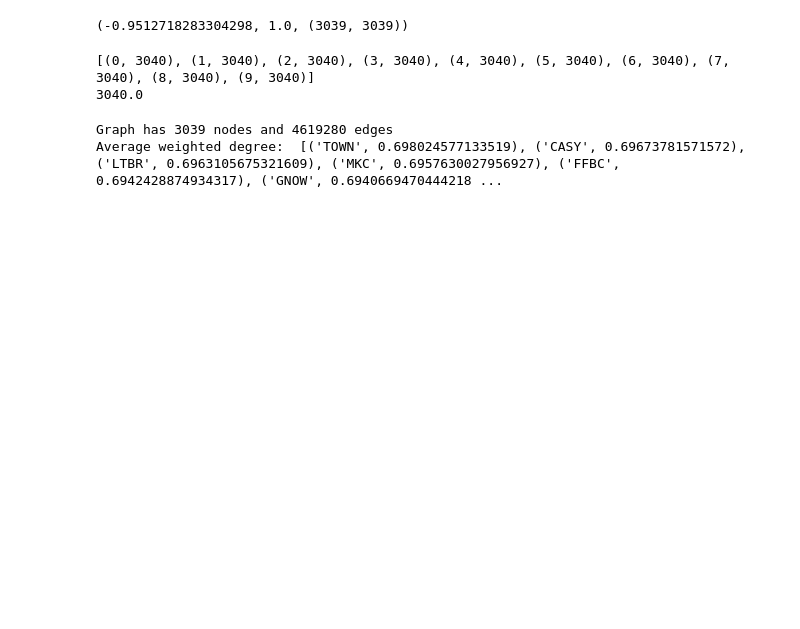
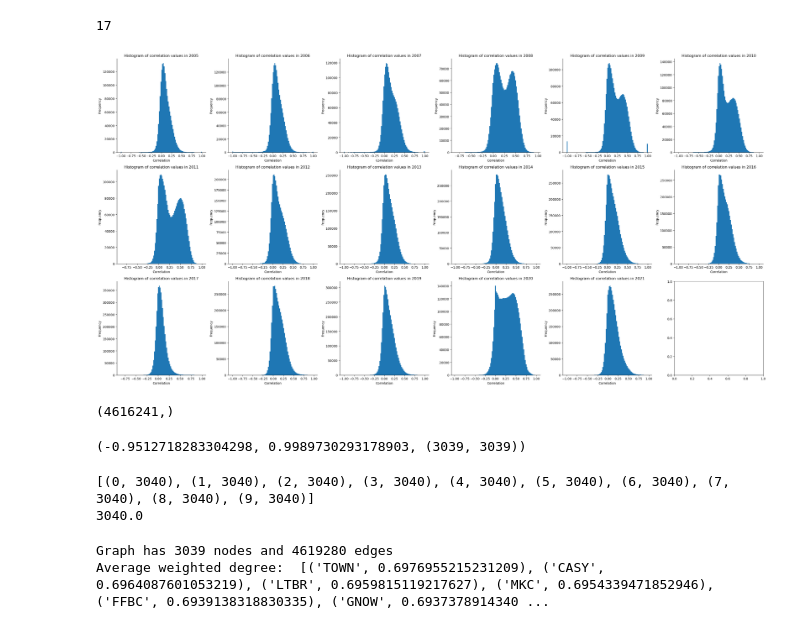
Before and after one commit to borchand/Network_Analysis, a Jupyter notebook: script/EDA.ipynb, the cells around one changed output. Saved outputs shown, nothing was run; the diff lists cells and outputs as text; code cells hidden in the pictures; blank space fills up the shorter version.

```diff
--- a/script/EDA.ipynb
+++ b/script/EDA.ipynb
@@ -17 +9,39 @@ year_data.fillna(0, inplace=True)
+# %%
+df_years, min_year, max_year = get_data()
+
+corrlist = [get_corr_from_year(year, df_years, min_year) for year in range(min_year, max_year+1)]
+# %%
+len(corrlist)
+# %% [output]
+17
+# %%
+#histogram of correlation values
+ncols, nrows, scale = 6,3,5
+plt.figure(figsize = (ncols*scale, nrows*scale))
+for i in range(nrows*ncols):
+    try:
+        plt.subplot(nrows, ncols, i+1)
+        histcorr = corrlist[i]
+        histcorr = np.triu(histcorr, k=1)
+        histcorr = histcorr[histcorr != 0]
+        #set line at 75 percentile and color the histogram after that line
+        plt.hist(histcorr, bins=100)
+        plt.axvline(np.percentile(histcorr, 70), color='black', linewidth=1)
+        #without borders
+        plt.gca().spines['top'].set_visible(False)
+        plt.gca().spines['right'].set_visible(False)
+
+        plt.title(f'Histogram of correlation values in {min_year+i}')
+        plt.xlabel('Correlation')
+        plt.ylabel('Frequency')
+    except:
+        pass
+plt.tight_layout()
+plt.show()
+# %% [output]
+[figure, added]
+# %%
+histcorr.shape
+# %% [output]
+(4616241,)
 # %%
@@ -20,8 +48,9 @@ corr = year_data.corr().to_numpy()
 G = nx.from_numpy_matrix(corr)
 # %%
+np.fill_diagonal(corr, 0)
 np.min(corr), np.max(corr), corr.shape
 # %% [output]
-(-0.9512718283304298, 1.0, (3039, 3039))
+(-0.9512718283304298, 0.9989730293178903, (3039, 3039))
 # %%
 #print lowest 10 degrees
 print(sorted(G.degree, key=lambda x: x[1])[:10])
@@ -36,9 +63,10 @@ from collections import Counter
 #desciptive statistics of network
 print(f'Graph has {G.number_of_nodes()} nodes and {G.number_of_edges()} edges')
 
+abscorr = np.abs(corr)
 avg_deg = dict(zip(df.columns, np.mean(abscorr, axis=1)))
 avg_deg = dict(sorted(avg_deg.items(), key=lambda item: item[1], reverse=True))
 print(f'Average weighted degree: ', list(avg_deg.items())[:15])
 # %% [output]
 Graph has 3039 nodes and 4619280 edges
-Average weighted degree:  [('TOWN', 0.698024577133519), ('CASY', 0.69673781571572), ('LTBR', 0.6963105675321609), ('MKC', 0.6957630027956927), ('FFBC', 0.6942428874934317), ('GNOW', 0.6940669470444218 ...
+Average weighted degree:  [('TOWN', 0.6976955215231209), ('CASY', 0.6964087601053219), ('LTBR', 0.6959815119217627), ('MKC', 0.6954339471852946), ('FFBC', 0.6939138318830335), ('GNOW', 0.6937378914340 ...
```
Also changed, not shown: parts of 8 cells of this notebook.
